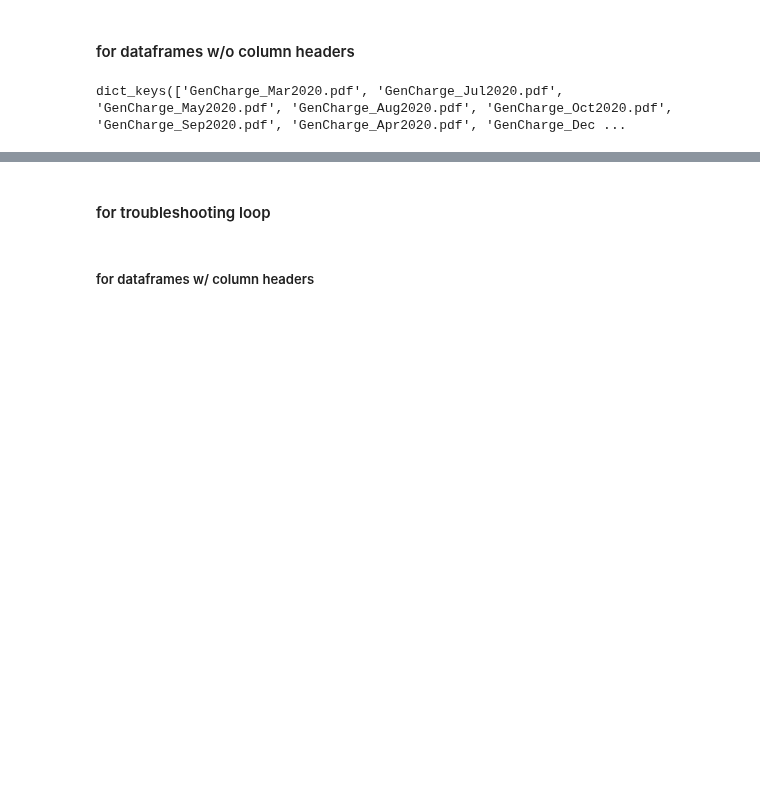
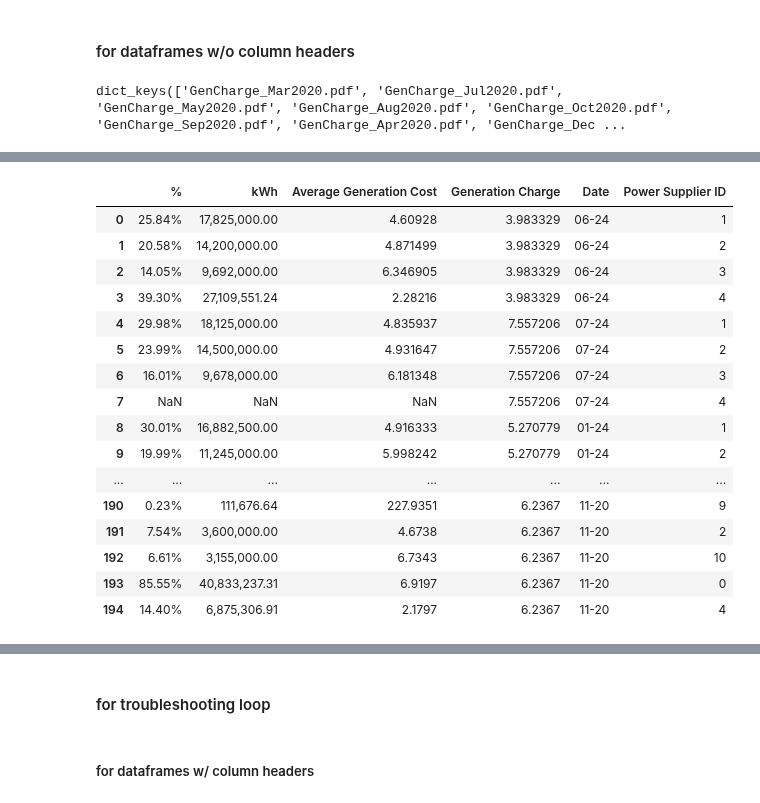
Before and after one commit to andreasenson/Scrape-DU-Generation-Charge, a Jupyter notebook: MEPC/scrape_MEPC.ipynb, the cells around one changed output, grey strips where cells are left out. Saved outputs shown, nothing was run; the diff lists cells and outputs as text; code cells hidden in the pictures; blank space fills up the shorter version.

```diff
--- a/MEPC/scrape_MEPC.ipynb
+++ b/MEPC/scrape_MEPC.ipynb
@@ -423,0 +481,20 @@ big_df
+# %%
+# Define the mapping dictionary
+mapping_dict = {
+    "Sem Calaca Power Corp": "Sem Calaca Power Corp.",
+    "KEPCO SPC Power": "KEPCO SPC Power Corp.",
+    "KEPCO SPC Power Corp": "KEPCO SPC Power Corp.",
+    "Southwest Luzon Power Gen Corp": "Southwest Luzon Power Gen Corp.",
+    "Southwest Luzon Power Gen Co.": "Southwest Luzon Power Gen Corp.",
+    "Sem Calaca Power": "Sem Calaca Power Corp.",
+    "Southwest Luzon Power Gen": "Southwest Luzon Power Gen Corp.",
+    "Sem-Calaca Power Corp": "Sem Calaca Power Corp.",
+    "KEPCO SPC Power Corporation": "KEPCO SPC Power Corp.",
+    "Spot Market (WESM)": "Wholesale Electricity Spot Market (WESM)"
+}
+
+# Apply the replacements in the 'Power Supplier' column
+big_df['Power Supplier'] = big_df['Power Supplier'].replace(mapping_dict)
+# %%
+unique_suppliers = big_df['Power Supplier'].unique()
+unique_suppliers
@@ -423,0 +513,11 @@ big_df
+# %%
+# Filter out any suppliers that contain the string "total" (case-insensitive)
+filtered_suppliers = [supplier for supplier in unique_suppliers if isinstance(supplier, str) and "total" not in supplier.lower()]
+
+# Create a mapping of the filtered power suppliers to unique IDs
+supplier_id_map = {supplier: id+1 for id, supplier in enumerate(filtered_suppliers)}
+
+# Create a new DataFrame from the mapping
+supplier_df = pd.DataFrame(list(supplier_id_map.items()), columns=['Power Suppliers', 'Power Supplier ID'])
+
+supplier_df
@@ -423,0 +537,32 @@ big_df
+# %%
+# Create a mapping from Power Suppliers to Supplier IDs
+supplier_mapping = dict(zip(supplier_df['Power Suppliers'], supplier_df['Power Supplier ID']))
+
+# Replace names with IDs in big_df
+big_df['Power Supplier ID'] = big_df['Power Supplier'].map(supplier_mapping)
+
+# Convert Power Supplier ID to integer, handling NaN values
+big_df['Power Supplier ID'] = big_df['Power Supplier ID'].fillna(0).astype(int)
+
+# Drop the old Power Supplier column
+big_df = big_df.drop(columns=['Power Supplier'])
+
+big_df
+# %% [output]
+|  | % | kWh | Average Generation Cost | Generation Charge | Date | Power Supplier ID |
+| 0 | 25.84% | 17,825,000.00 | 4.60928 | 3.983329 | 06-24 | 1 |
+| 1 | 20.58% | 14,200,000.00 | 4.871499 | 3.983329 | 06-24 | 2 |
+| 2 | 14.05% | 9,692,000.00 | 6.346905 | 3.983329 | 06-24 | 3 |
+| 3 | 39.30% | 27,109,551.24 | 2.28216 | 3.983329 | 06-24 | 4 |
+| 4 | 29.98% | 18,125,000.00 | 4.835937 | 7.557206 | 07-24 | 1 |
+| 5 | 23.99% | 14,500,000.00 | 4.931647 | 7.557206 | 07-24 | 2 |
+| 6 | 16.01% | 9,678,000.00 | 6.181348 | 7.557206 | 07-24 | 3 |
+| 7 | NaN | NaN | NaN | 7.557206 | 07-24 | 4 |
+| 8 | 30.01% | 16,882,500.00 | 4.916333 | 5.270779 | 01-24 | 1 |
+| 9 | 19.99% | 11,245,000.00 | 5.998242 | 5.270779 | 01-24 | 2 |
+| ... | ... | ... | ... | ... | ... | ... |
+| 190 | 0.23% | 111,676.64 | 227.9351 | 6.2367 | 11-20 | 9 |
+| 191 | 7.54% | 3,600,000.00 | 4.6738 | 6.2367 | 11-20 | 2 |
+| 192 | 6.61% | 3,155,000.00 | 6.7343 | 6.2367 | 11-20 | 10 |
+| 193 | 85.55% | 40,833,237.31 | 6.9197 | 6.2367 | 11-20 | 0 |
+| 194 | 14.40% | 6,875,306.91 | 2.1797 | 6.2367 | 11-20 | 4 |
```
Also changed, not shown: parts of 12 cells of this notebook, 1 other file.
